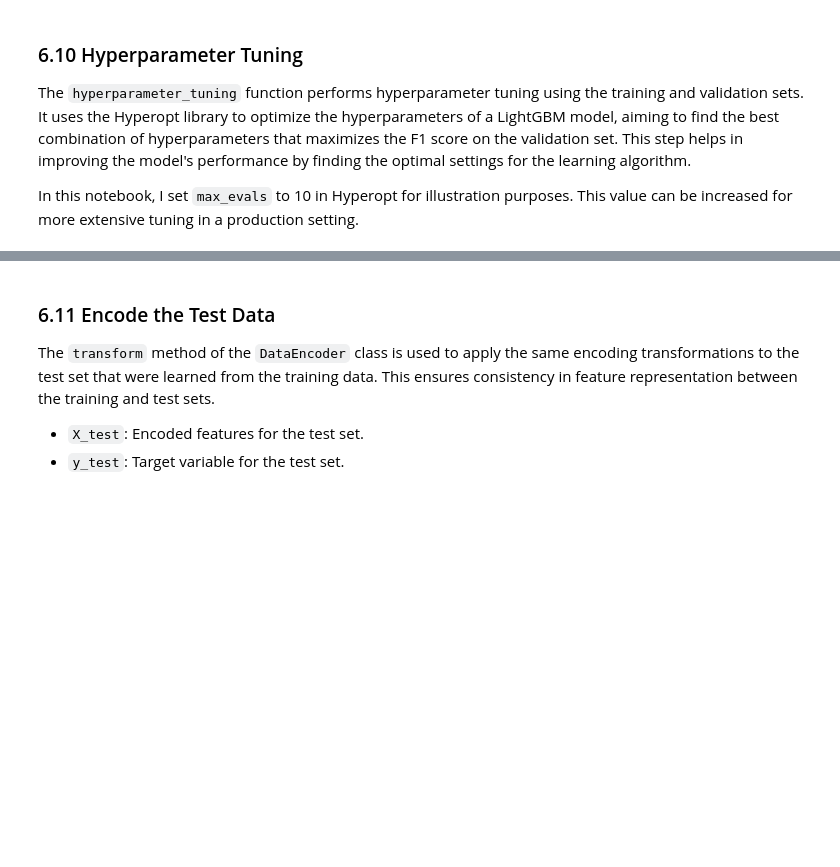
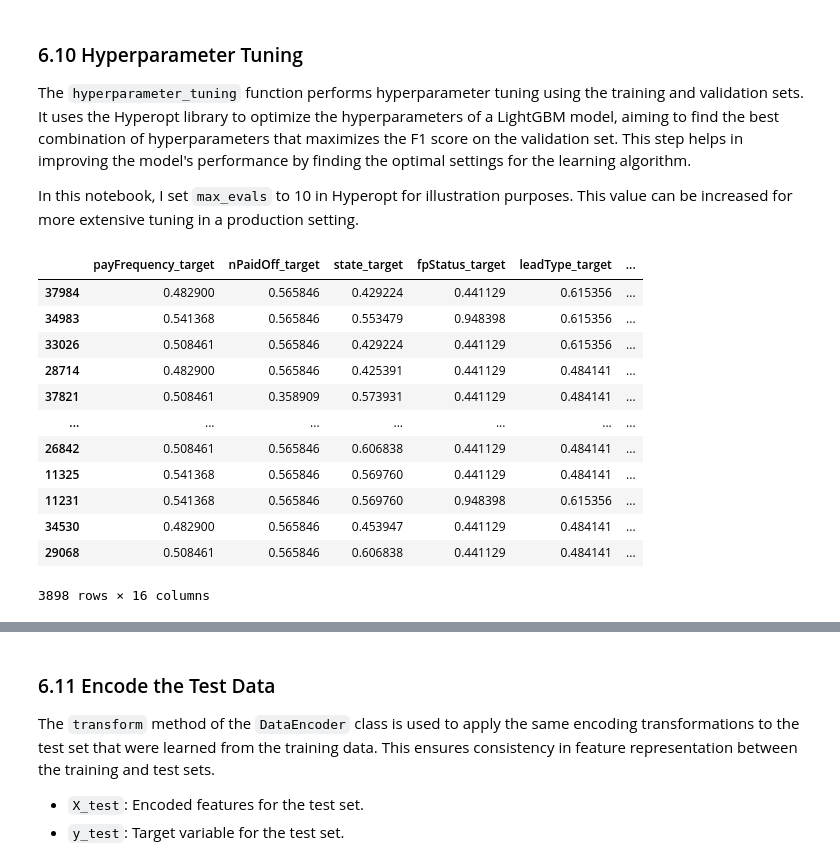
Before and after one commit to chong915/MoneyLion_ML_take_home_test, a Jupyter notebook: notebook/EDA.ipynb, the cells around one changed output, grey strips where cells are left out. Cells and saved outputs as stored; diff of their text form; code cells hidden in the pictures; blank space fills up the shorter version.

```diff
--- a/notebook/EDA.ipynb
+++ b/notebook/EDA.ipynb
@@ -593,6 +593,22 @@ that maximizes the F1 score on the validation set.
 This step helps in improving the model's performance by finding the optimal settings for the learning algorithm.
 
 In this notebook, I set `max_evals` to 10 in Hyperopt for illustration purposes. This value can be increased for more extensive tuning in a production setting.
+# %%
+X_val
+# %% [output]
+|  | payFrequency_target | nPaidOff_target | state_target | fpStatus_target | leadType_target | ... |
+| 37984 | 0.482900 | 0.565846 | 0.429224 | 0.441129 | 0.615356 | ... |
+| 34983 | 0.541368 | 0.565846 | 0.553479 | 0.948398 | 0.615356 | ... |
+| 33026 | 0.508461 | 0.565846 | 0.429224 | 0.441129 | 0.615356 | ... |
+| 28714 | 0.482900 | 0.565846 | 0.425391 | 0.441129 | 0.484141 | ... |
+| 37821 | 0.508461 | 0.358909 | 0.573931 | 0.441129 | 0.484141 | ... |
+| ... | ... | ... | ... | ... | ... | ... |
+| 26842 | 0.508461 | 0.565846 | 0.606838 | 0.441129 | 0.484141 | ... |
+| 11325 | 0.541368 | 0.565846 | 0.569760 | 0.441129 | 0.484141 | ... |
+| 11231 | 0.541368 | 0.565846 | 0.569760 | 0.948398 | 0.615356 | ... |
+| 34530 | 0.482900 | 0.565846 | 0.453947 | 0.441129 | 0.484141 | ... |
+| 29068 | 0.508461 | 0.565846 | 0.606838 | 0.441129 | 0.484141 | ... |
+3898 rows × 16 columns
 # %%
 # Do hyper-parameter tuning using validation data
 best_params = hyperparameter_tuning(X_train, X_val, y_train, y_val)
```
Also changed, not shown: parts of 13 cells of this notebook, 11 other files.
